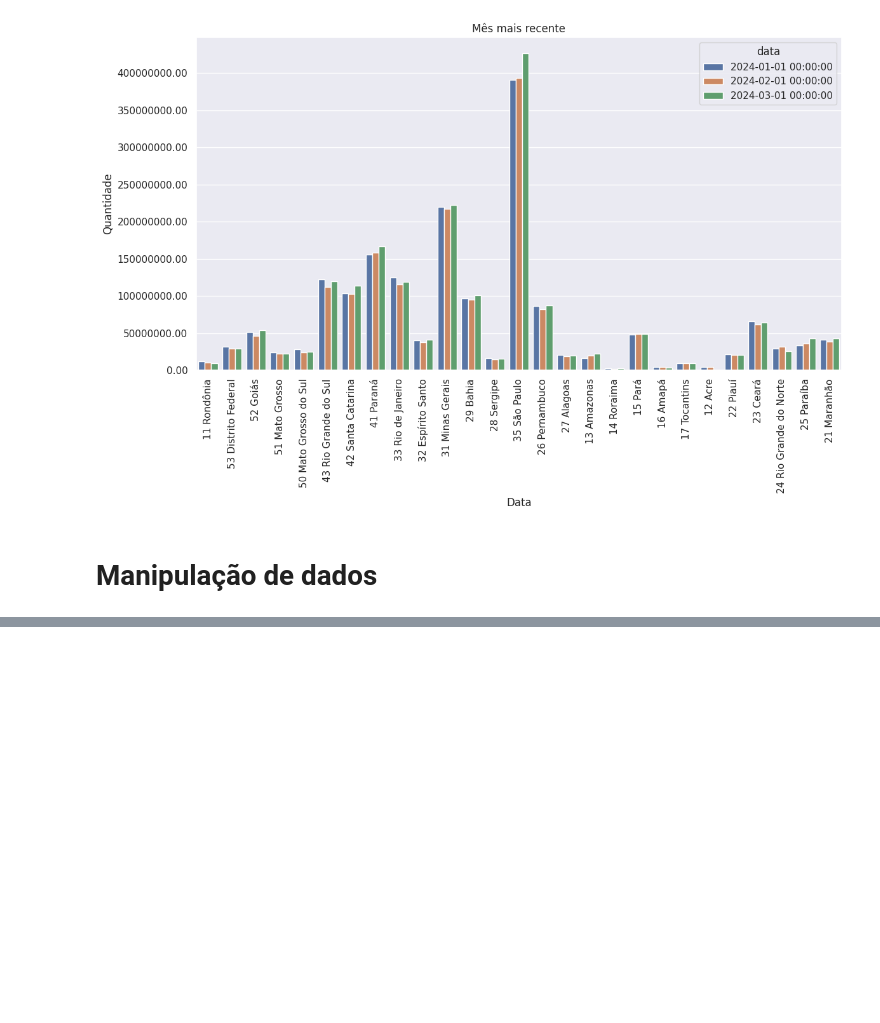
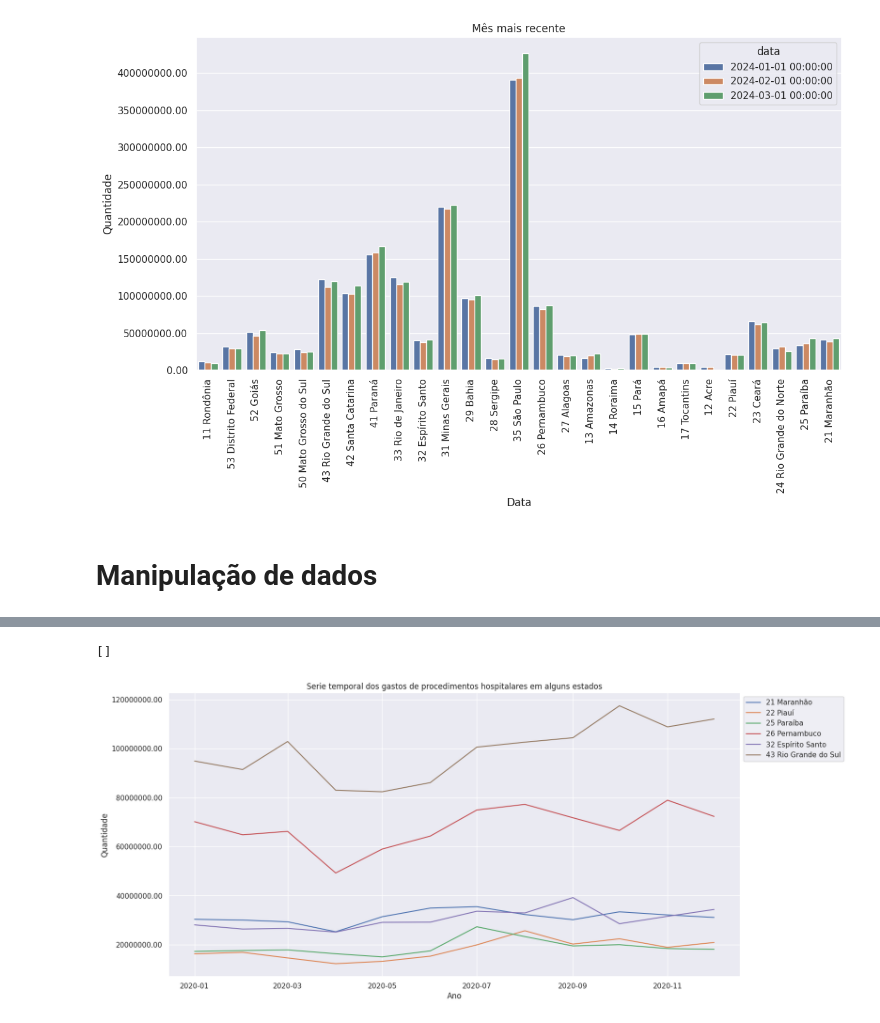
Before and after one commit to rodrigoceezar/FIAP_POS, a Jupyter notebook: Fase 1/Fase1.ipynb, the cells around one changed output, grey strips where cells are left out. Saved outputs shown, nothing was run; the diff lists cells and outputs as text; code cells hidden in the pictures; blank space fills up the shorter version.

```diff
--- a/Fase 1/Fase1.ipynb
+++ b/Fase 1/Fase1.ipynb
@@ -223,0 +284,29 @@ plt.show()
+# %%
+# Grafico com valores de UF aleatórios seguindo a ordem natural da data
+
+plt.figure(figsize=(16,8))
+
+# Cria valores aleatórios com uma seed padrão
+random = df_long.UF.sample(n=7, random_state=7)
+
+dados_2008 = df_long.query('data.dt.year == 2020')
+
+
+# Gráfico
+sns.lineplot(dados_2008, x='data', y='quantidade', hue=df_long.loc[df_long.UF.isin(random),'UF'])
+
+# Titulo e labels
+plt.title('Serie temporal dos gastos de procedimentos hospitalares em alguns estados', )
+plt.xlabel('Ano')
+plt.ylabel('Quantidade')
+
+# Formação dos valores no eixo Y
+plt.gca().yaxis.set_major_formatter(FuncFormatter(lambda x, _: '{:.2f}'.format(x)))
+
+# Posicionamento da legenda
+plt.legend(loc='upper left', bbox_to_anchor=(1,1))
+
+plt.plot()
+# %% [output]
+[]
+[figure, added]
```
Also changed, not shown: parts of 5 cells of this notebook.
